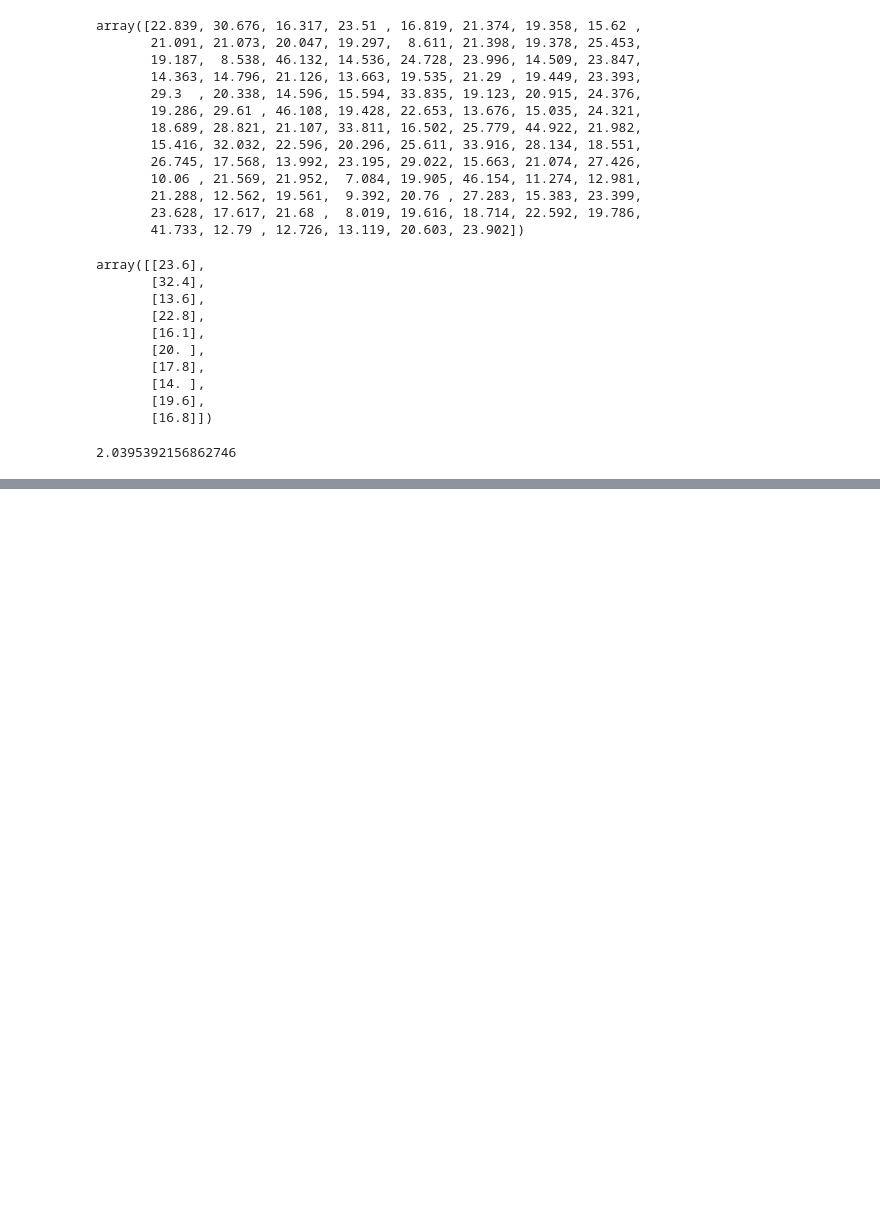
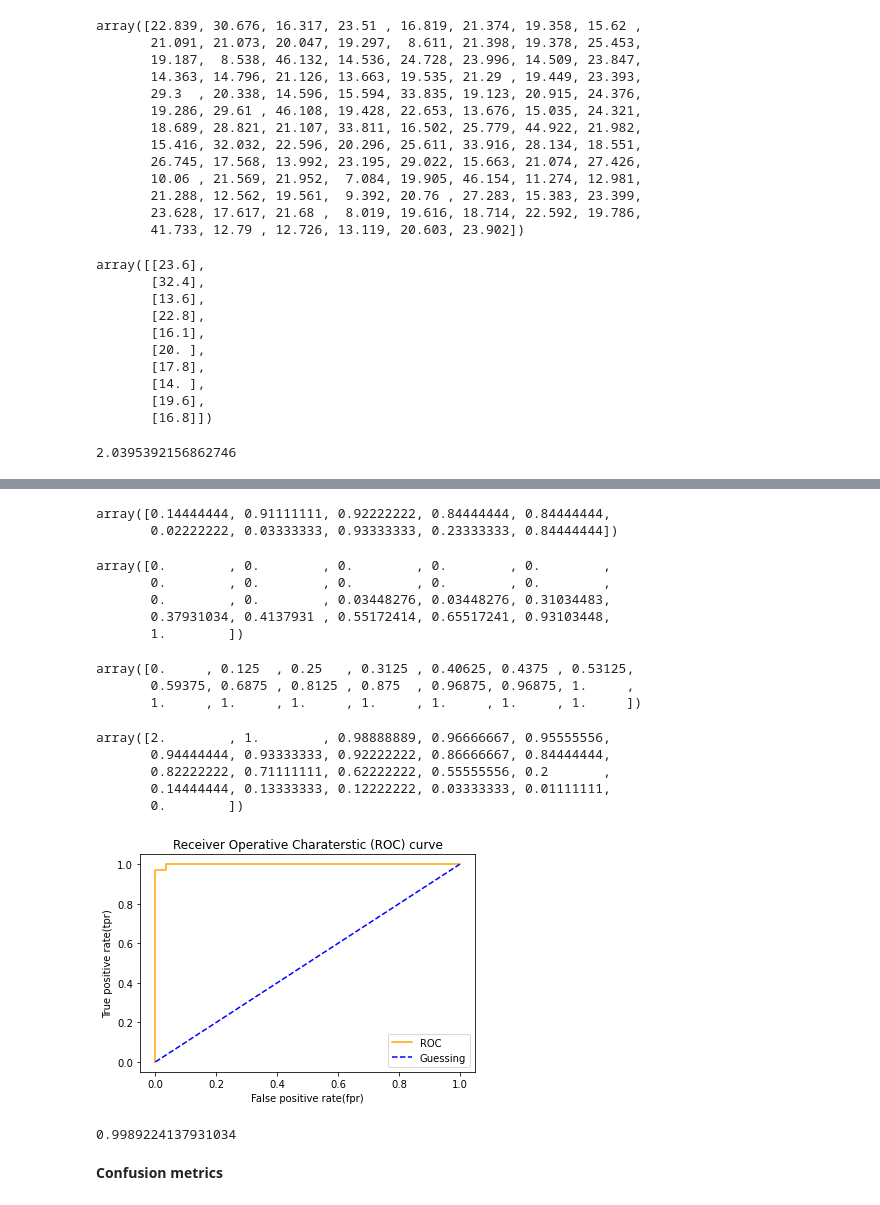
Before and after one commit to Grimmwolf-lab/Machine-learning-Projects, a Jupyter notebook: Introduction-to-scikit-learn.ipynb, the cells around one changed output, grey strips where cells are left out. Saved outputs shown, nothing was run; the diff lists cells and outputs as text; code cells hidden in the pictures; blank space fills up the shorter version.

```diff
--- a/Introduction-to-scikit-learn.ipynb
+++ b/Introduction-to-scikit-learn.ipynb
@@ -498,0 +558,8 @@ mean_absolute_error(y_test,y_pred)
+# %%
+# Create X (features matrics)
+X = heart_disease.drop("target", axis=1)
+
+# Create y(labels)
+y = heart_disease["target"]
+
+X_train, X_test, y_train, y_test = train_test_split(X, y, test_size=0.2)
@@ -498,0 +582,5 @@ mean_absolute_error(y_test,y_pred)
+# %%
+from sklearn.metrics import roc_curve
+
+y_probs = clf.predict_proba(X_test)
+y_probs[:10]
@@ -498,0 +598,63 @@ mean_absolute_error(y_test,y_pred)
+# %%
+y_positive = y_probs[:,1]
+# %%
+y_positive[:10]
+# %% [output]
+array([0.14444444, 0.91111111, 0.92222222, 0.84444444, 0.84444444,
+       0.02222222, 0.03333333, 0.93333333, 0.23333333, 0.84444444])
+# %%
+#calculating fpr , tpr , threshold
+fpr, tpr, threshold = roc_curve(y_test,y_positive)
+# %%
+fpr
+# %% [output]
+array([0.        , 0.        , 0.        , 0.        , 0.        ,
+       0.        , 0.        , 0.        , 0.        , 0.        ,
+       0.        , 0.        , 0.03448276, 0.03448276, 0.31034483,
+       0.37931034, 0.4137931 , 0.55172414, 0.65517241, 0.93103448,
+       1.        ])
+# %%
+tpr
+# %% [output]
+array([0.     , 0.125  , 0.25   , 0.3125 , 0.40625, 0.4375 , 0.53125,
+       0.59375, 0.6875 , 0.8125 , 0.875  , 0.96875, 0.96875, 1.     ,
+       1.     , 1.     , 1.     , 1.     , 1.     , 1.     , 1.     ])
+# %%
+threshold
+# %% [output]
+array([2.        , 1.        , 0.98888889, 0.96666667, 0.95555556,
+       0.94444444, 0.93333333, 0.92222222, 0.86666667, 0.84444444,
+       0.82222222, 0.71111111, 0.62222222, 0.55555556, 0.2       ,
+       0.14444444, 0.13333333, 0.12222222, 0.03333333, 0.01111111,
+       0.        ])
+# %%
+#Creating a function for plotting a ROC curve.
+import matplotlib.pyplot as plt
+
+def plot_roc(fpr,tpr):
+    """
+    Plotting ROC curve for false positive rate
+    and true positive rate.
+    """
+    plt.plot(fpr, tpr, color="orange", label="ROC")
+    #Plot the boseline with no predictive power
+    plt.plot([0,1],[0,1], color="blue", linestyle="--", label="Guessing")
+
+    #Customize the plot
+    plt.xlabel("False positive rate(fpr)")
+    plt.ylabel("True positive rate(tpr)")
+    plt.title("Receiver Operative Charaterstic (ROC) curve")
+    plt.legend()
+    plt.show()
+
+plot_roc(fpr, tpr)
+# %% [output]
+[figure, added]
+# %%
+from sklearn.metrics import roc_auc_score
+
+roc_auc_score(y_test,y_positive)#y_test from heart disease classification.
+# %% [output]
+0.9989224137931034
+# %% [markdown]
+**Confusion metrics**
```
Also changed, not shown: parts of 100 cells of this notebook, 3 other files.
